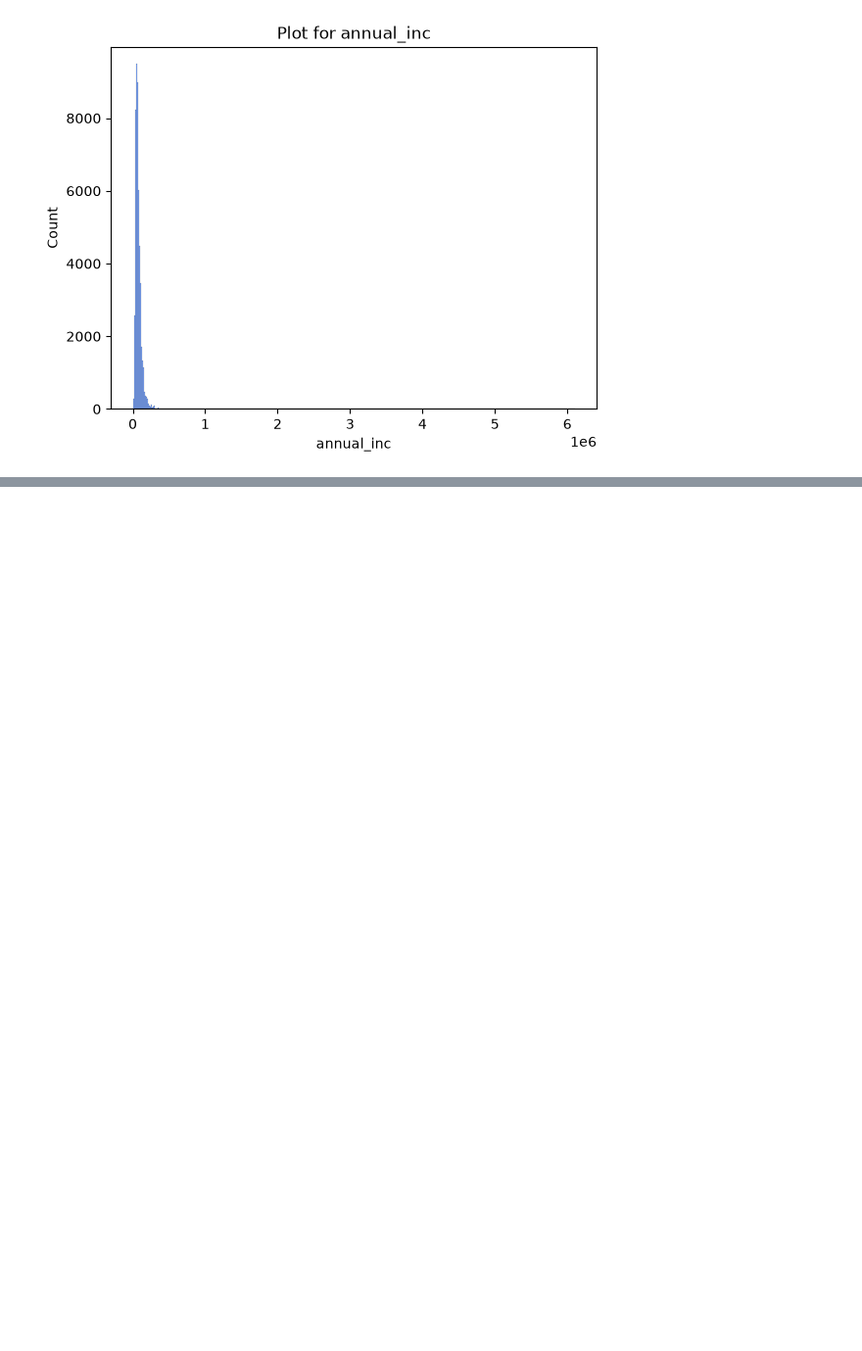
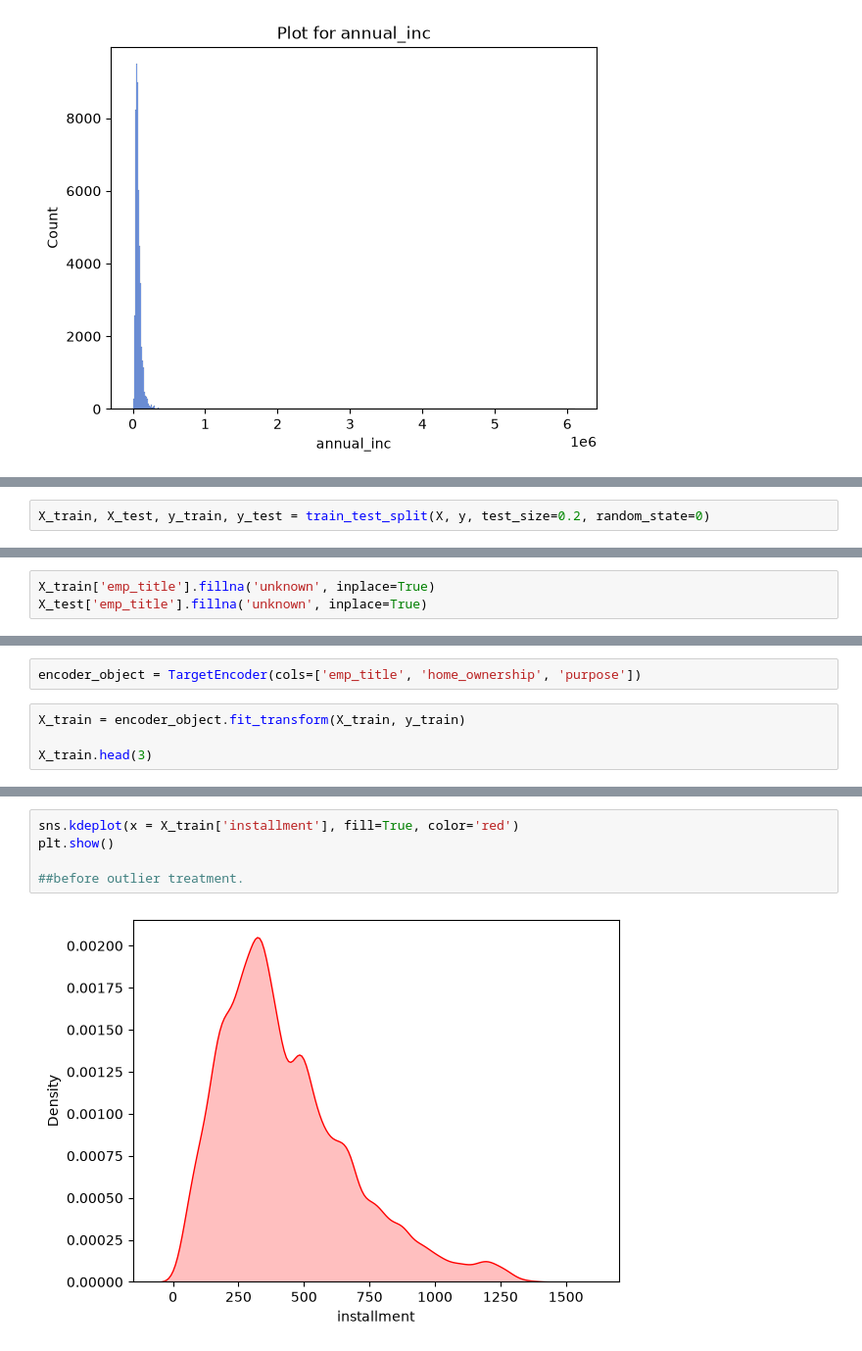
Before and after one commit to venugk81/MLProject-1, a Jupyter notebook: src/ml_trainer/L5 - Data Preprocessing (Practical) Continued/Data Preprocessing2-onehotencoding 9oct.ipynb, the cells around one changed output, grey strips where cells are left out. Shown at 98% size. Cells and saved outputs as stored; diff of their text form; blank space fills up the shorter version.

```diff
--- a/src/ml_trainer/L4 - Data Preprocessing (Practical)/Data Preprocessing.ipynb
+++ b/src/ml_trainer/L5 - Data Preprocessing (Practical) Continued/Data Preprocessing2-onehotencoding 9oct.ipynb
@@ -211,0 +818,2 @@ for c in df_numeric.columns:
+# %%
+X_train, X_test, y_train, y_test = train_test_split(X, y, test_size=0.2, random_state=0)
@@ -211,0 +888,3 @@ for c in df_numeric.columns:
+# %%
+X_train['emp_title'].fillna('unknown', inplace=True)
+X_test['emp_title'].fillna('unknown', inplace=True)
@@ -211,0 +933,6 @@ for c in df_numeric.columns:
+# %%
+encoder_object = TargetEncoder(cols=['emp_title', 'home_ownership', 'purpose'])
+# %%
+X_train = encoder_object.fit_transform(X_train, y_train)
+
+X_train.head(3)
@@ -211,0 +1032,7 @@ for c in df_numeric.columns:
+# %%
+sns.kdeplot(x = X_train['installment'], fill=True, color='red')
+plt.show()
+
+##before outlier treatment.
+# %% [output]
+[figure, added]
```
Also changed, not shown: parts of 147 cells of this notebook, 6 other files.
